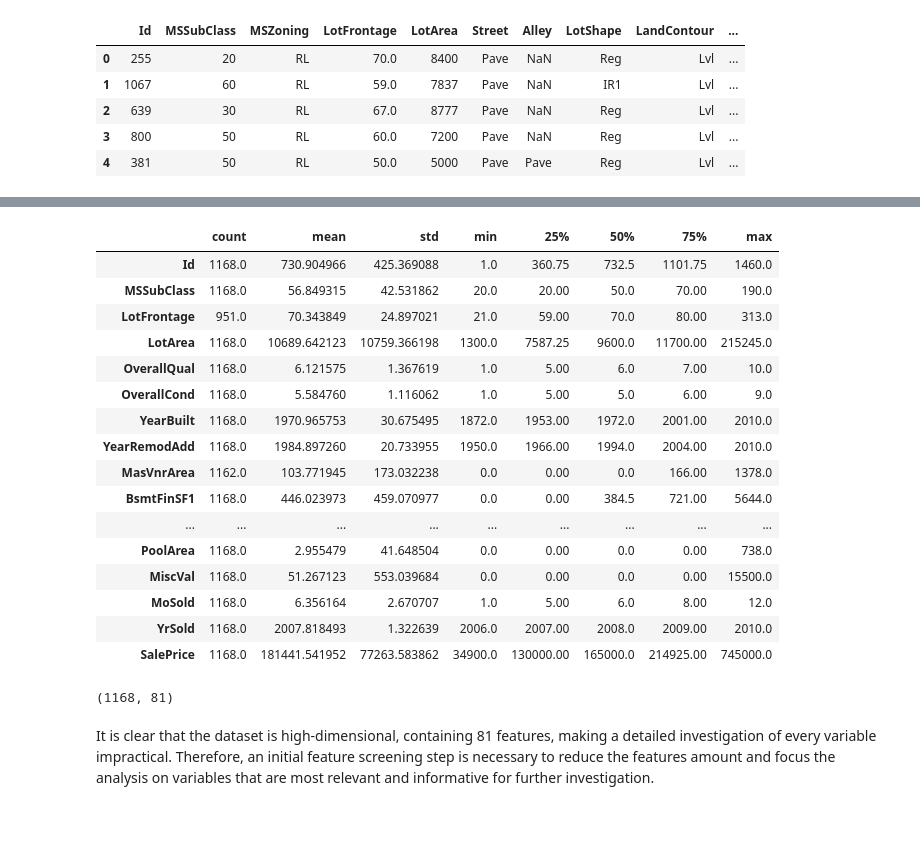
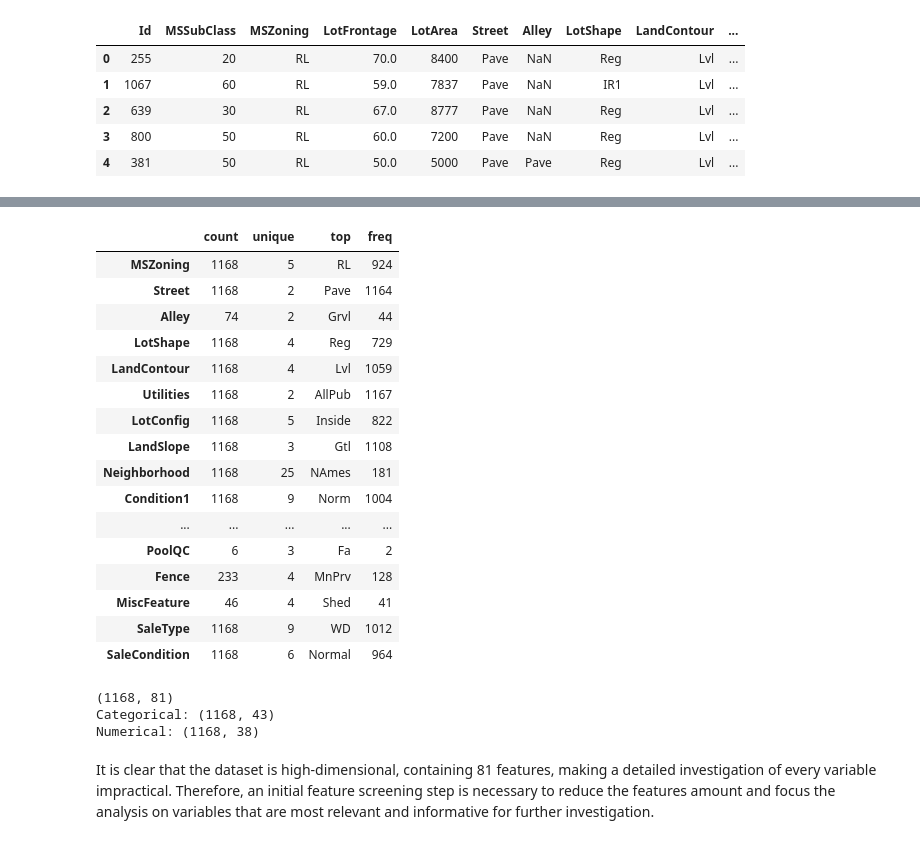
Before and after one commit to b-4her/2010-house-price-prediction, a Jupyter notebook: notebooks/EDA.ipynb, the cells around one changed output, grey strips where cells are left out. Saved outputs shown, nothing was run; the diff lists cells and outputs as text; code cells hidden in the pictures.

```diff
--- a/notebooks/EDA.ipynb
+++ b/notebooks/EDA.ipynb
@@ -94,27 +114,31 @@ df.head()
 # %%
-df.describe().T
+df.select_dtypes("object").describe().T
 # %% [output]
-|  | count | mean | std | min | 25% | 50% | 75% | max |
-| Id | 1168.0 | 730.904966 | 425.369088 | 1.0 | 360.75 | 732.5 | 1101.75 | 1460.0 |
-| MSSubClass | 1168.0 | 56.849315 | 42.531862 | 20.0 | 20.00 | 50.0 | 70.00 | 190.0 |
-| LotFrontage | 951.0 | 70.343849 | 24.897021 | 21.0 | 59.00 | 70.0 | 80.00 | 313.0 |
-| LotArea | 1168.0 | 10689.642123 | 10759.366198 | 1300.0 | 7587.25 | 9600.0 | 11700.00 | 215245.0 |
-| OverallQual | 1168.0 | 6.121575 | 1.367619 | 1.0 | 5.00 | 6.0 | 7.00 | 10.0 |
-| OverallCond | 1168.0 | 5.584760 | 1.116062 | 1.0 | 5.00 | 5.0 | 6.00 | 9.0 |
-| YearBuilt | 1168.0 | 1970.965753 | 30.675495 | 1872.0 | 1953.00 | 1972.0 | 2001.00 | 2010.0 |
-| YearRemodAdd | 1168.0 | 1984.897260 | 20.733955 | 1950.0 | 1966.00 | 1994.0 | 2004.00 | 2010.0 |
-| MasVnrArea | 1162.0 | 103.771945 | 173.032238 | 0.0 | 0.00 | 0.0 | 166.00 | 1378.0 |
-| BsmtFinSF1 | 1168.0 | 446.023973 | 459.070977 | 0.0 | 0.00 | 384.5 | 721.00 | 5644.0 |
-| ... | ... | ... | ... | ... | ... | ... | ... | ... |
-| PoolArea | 1168.0 | 2.955479 | 41.648504 | 0.0 | 0.00 | 0.0 | 0.00 | 738.0 |
-| MiscVal | 1168.0 | 51.267123 | 553.039684 | 0.0 | 0.00 | 0.0 | 0.00 | 15500.0 |
-| MoSold | 1168.0 | 6.356164 | 2.670707 | 1.0 | 5.00 | 6.0 | 8.00 | 12.0 |
-| YrSold | 1168.0 | 2007.818493 | 1.322639 | 2006.0 | 2007.00 | 2008.0 | 2009.00 | 2010.0 |
-| SalePrice | 1168.0 | 181441.541952 | 77263.583862 | 34900.0 | 130000.00 | 165000.0 | 214925.00 | 745000.0 |
+|  | count | unique | top | freq |
+| MSZoning | 1168 | 5 | RL | 924 |
+| Street | 1168 | 2 | Pave | 1164 |
+| Alley | 74 | 2 | Grvl | 44 |
+| LotShape | 1168 | 4 | Reg | 729 |
+| LandContour | 1168 | 4 | Lvl | 1059 |
+| Utilities | 1168 | 2 | AllPub | 1167 |
+| LotConfig | 1168 | 5 | Inside | 822 |
+| LandSlope | 1168 | 3 | Gtl | 1108 |
+| Neighborhood | 1168 | 25 | NAmes | 181 |
+| Condition1 | 1168 | 9 | Norm | 1004 |
+| ... | ... | ... | ... | ... |
+| PoolQC | 6 | 3 | Fa | 2 |
+| Fence | 233 | 4 | MnPrv | 128 |
+| MiscFeature | 46 | 4 | Shed | 41 |
+| SaleType | 1168 | 9 | WD | 1012 |
+| SaleCondition | 1168 | 6 | Normal | 964 |
-# %%
-df.shape
-# %% [output]
-(1168, 81)
+# %%
+print(df.shape)
+print("Categorical:", df.select_dtypes("object").shape)  # categorical
+print("Numerical:",df.select_dtypes("number").shape)  # numerical
+# %% [output]
+(1168, 81)
+Categorical: (1168, 43)
+Numerical: (1168, 38)
 # %% [markdown]
 It is clear that the dataset is high-dimensional, containing 81 features, making a detailed investigation of every variable impractical. Therefore, an initial feature screening step is necessary to reduce the features amount and focus the analysis on variables that are most relevant and informative for further investigation.
 # %% [markdown]
```
Also changed, not shown: parts of 56 cells of this notebook.
